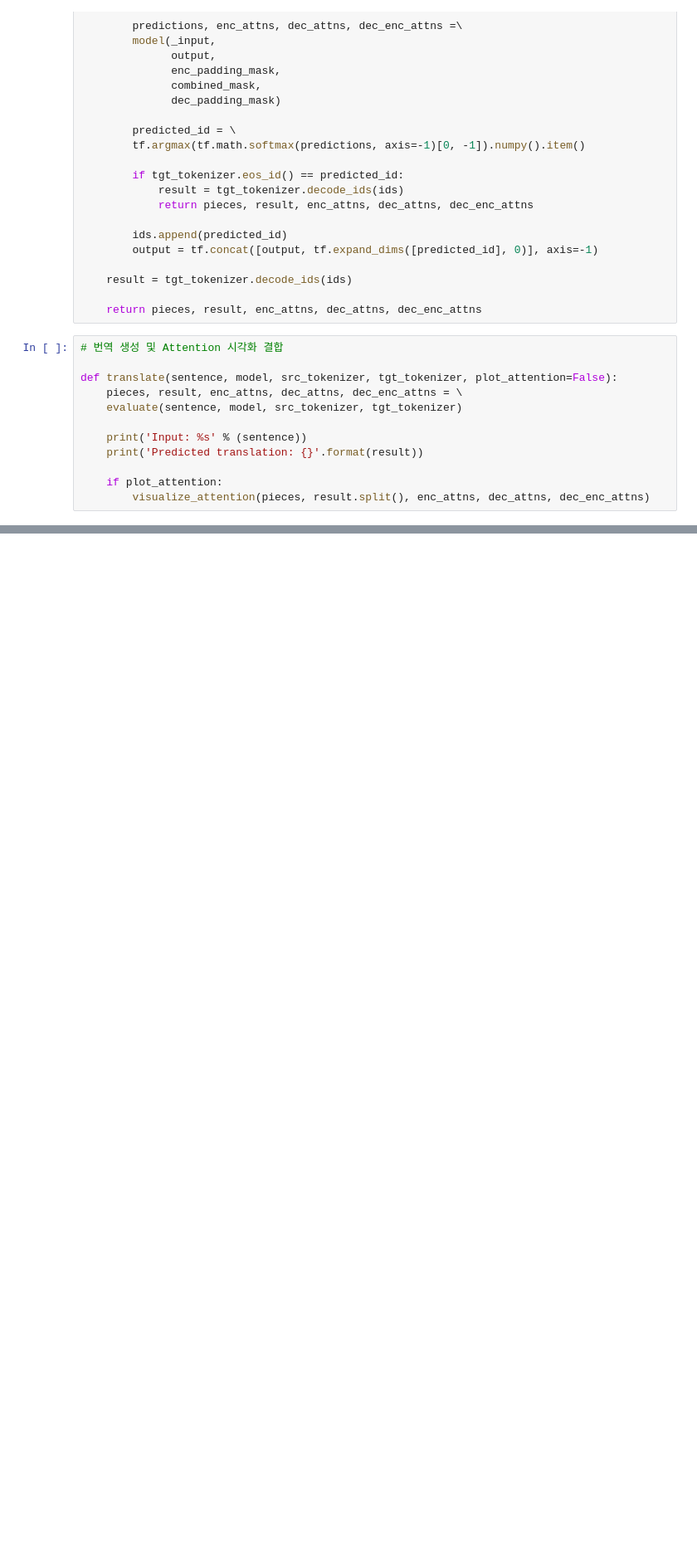
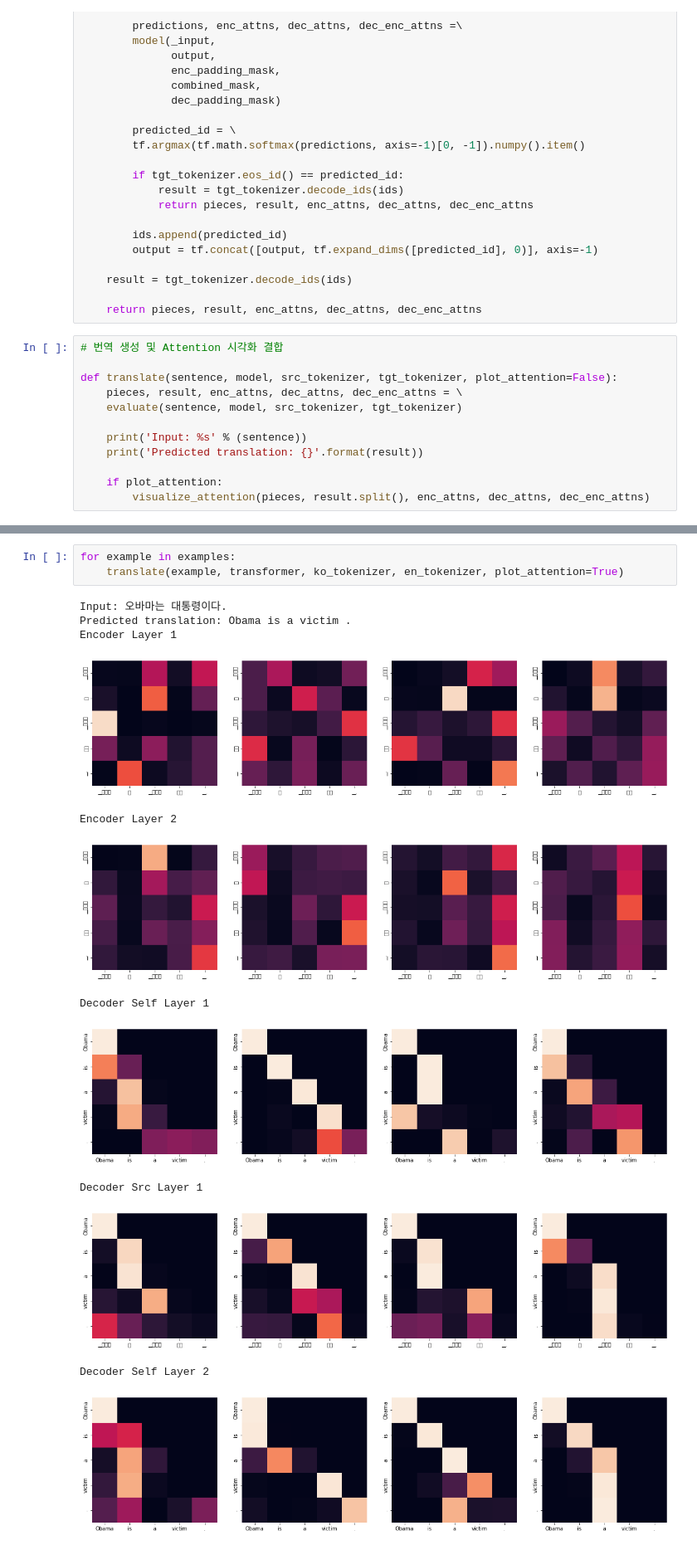
Before and after one commit to Hyo-Gyeom/AIFFEL_Quest, a Jupyter notebook: going_deeper_5/Untitled.ipynb, the cells around one changed output, grey strips where cells are left out. Shown: that part at 83% size. Drawn from its saved outputs; the diff is of its cells as text; blank space fills up the shorter version.

```diff
--- a/going_deeper_5/Untitled.ipynb
+++ b/going_deeper_5/Untitled.ipynb
@@ -645,0 +719,16 @@ Predicted translation: Agligly , werecanceled .
+# %%
+for example in examples:
+    translate(example, transformer, ko_tokenizer, en_tokenizer, plot_attention=True)
+# %% [output]
+Input: 오바마는 대통령이다.
+Predicted translation: Obama is a victim .
+Encoder Layer 1
+[figure, added]
+Encoder Layer 2
+[figure, added]
+Decoder Self Layer 1
+[figure, added]
+Decoder Src Layer 1
+[figure, added]
+Decoder Self Layer 2
+[figure, added]
```
Also changed, not shown: parts of 5 cells of this notebook, 6 other files.
